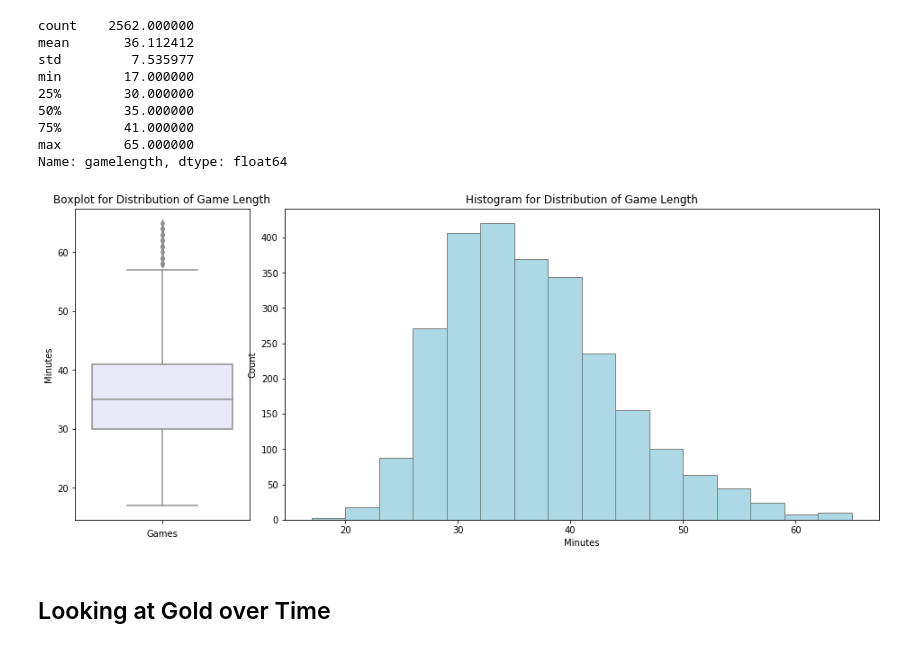
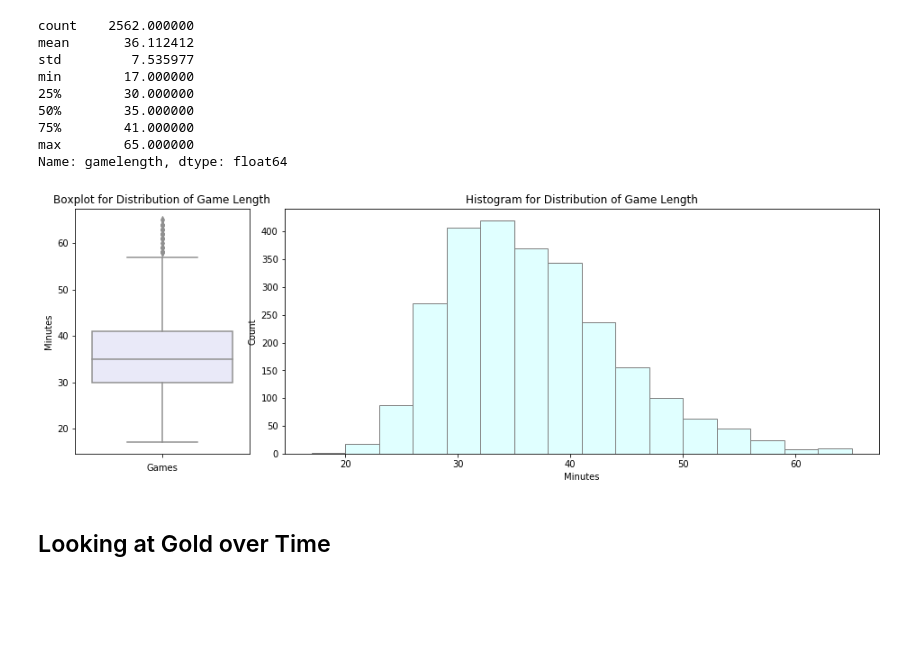
Before and after one commit to kaylindee/131_project, a Jupyter notebook: Stats 131 Final Project.ipynb, the cells around one changed output. Saved outputs shown, nothing was run; the diff lists cells and outputs as text; code cells hidden in the pictures; blank space fills up the shorter version.

```diff
--- a/Stats 131 Final Project.ipynb
+++ b/Stats 131 Final Project.ipynb
@@ -82,23 +64,23 @@ min        17.000000
 max        65.000000
 Name: gamelength, dtype: float64
 # %%
-fig, ax = plt.subplots(0,2, figsize=(16,14))
+fig, ax = plt.subplots(0,2, figsize=(16,11))
 
 p1 = plt.subplot2grid((2,4), (0,0), colspan = 1)
 sns.boxplot(y = y2017['gamelength'], color = 'lavender')
 plt.title("Boxplot for Distribution of Game Length")
 plt.xlabel("Games")
 plt.ylabel("Minutes")
 
 p2 = plt.subplot2grid((2,4), (0,1), colspan = 3)
-plt.hist(x= 'gamelength', bins = 16, data = y2017, color = 'lightblue', edgecolor = 'grey')
+plt.hist(x= 'gamelength', bins = 16, data = y2017, color = 'lightcyan', edgecolor = 'grey')
 plt.title("Histogram for Distribution of Game Length")
 plt.xlabel("Minutes")
 plt.ylabel("Count")
 
 plt.show()
 # %% [output]
-[figure, old version]
+[figure, new version]
 # %% [markdown]
 ## Looking at Gold over Time
 # %% [markdown]
```
Also changed, not shown: parts of 31 cells of this notebook.
